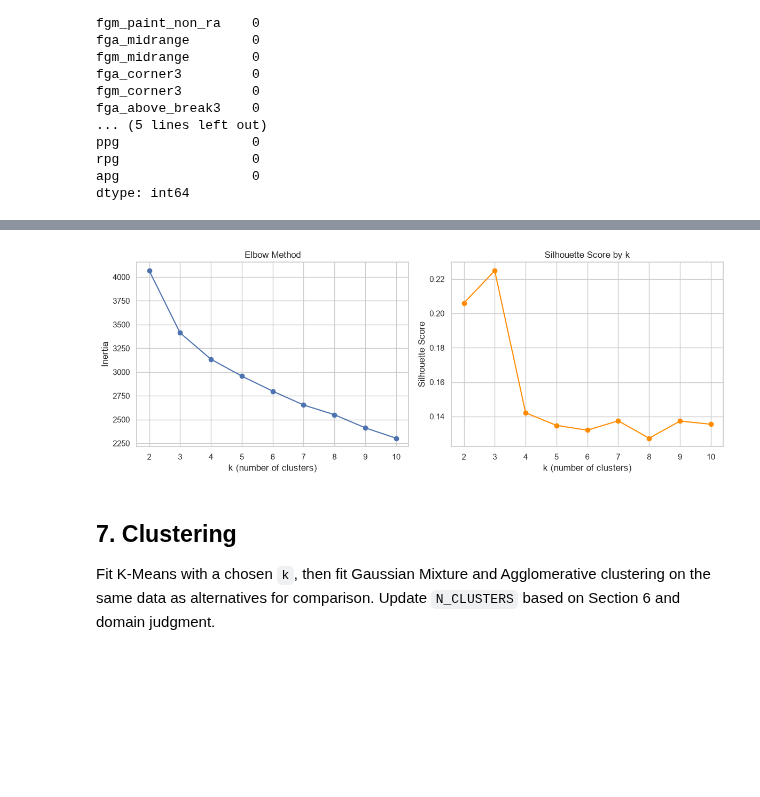
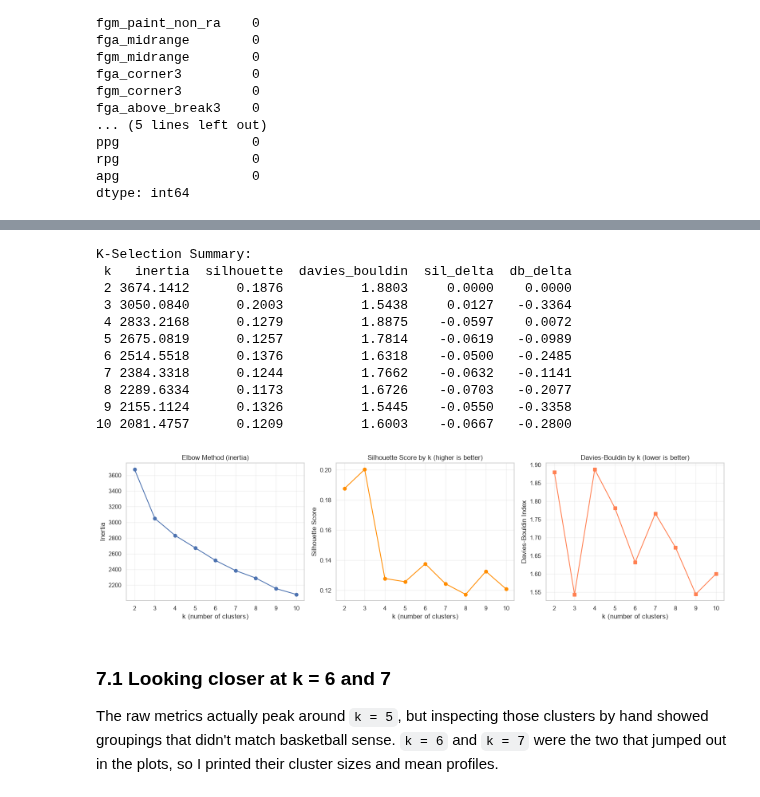
Before and after one commit to dut-inc/project-website, a Jupyter notebook: notebooks/nba_shot_archetype_clustering.ipynb, the cells around one changed output, grey strips where cells are left out. Saved outputs shown, nothing was run; the diff lists cells and outputs as text; code cells hidden in the pictures; blank space fills up the shorter version.

```diff
--- a/notebooks/nba_shot_archetype_clustering.ipynb
+++ b/notebooks/nba_shot_archetype_clustering.ipynb
@@ -444,0 +715,16 @@ ID/name goes out
+# %%
+FEATURE_COLS = [
+    "pct_fga_rim", "pct_fga_paint_non_ra", "pct_fga_midrange", "pct_fga_corner3", "pct_fga_above_break3",
+    "fgpct_rim", "fgpct_paint_non_ra", "fgpct_midrange", "fgpct_corner3", "fgpct_above_break3",
+    "pct_assisted",
+    "shot_diversity", "unassisted_fga_rate"
+]
+
+NEW_FEATURES = ["shot_diversity", "unassisted_fga_rate"]
+
+# Validation Stage 2: Feature validation
+feature_issues = validate_features(features_df, FEATURE_COLS)
+print_validation_report(feature_issues, "Engineered Features")
+
+if feature_issues["errors"]:
+    raise RuntimeError(f"Cannot scale/cluster: {len(feature_issues['errors'])} blocking issues found.")
@@ -482,31 +841,66 @@ The choice of `k` is inherently subjective. The plots inform it but don't settle
 # %%
+# One pass over k for all three metrics — no repeated fits
 k_range = range(2, 11)
-inertias = []
-silhouettes = []
+inertias, silhouettes, davies_bouldins = [], [], []
 
 for k in k_range:
     km = KMeans(n_clusters=k, random_state=RANDOM_STATE, n_init=10)
     labels = km.fit_predict(X_scaled)
     inertias.append(km.inertia_)
     silhouettes.append(silhouette_score(X_scaled, labels))
+    davies_bouldins.append(davies_bouldin_score(X_scaled, labels))
 
-fig, axes = plt.subplots(1, 2, figsize=(12, 4.5))
+k_eval = pd.DataFrame({
+    "k": list(k_range),
+    "inertia": inertias,
+    "silhouette": silhouettes,
+    "davies_bouldin": davies_bouldins,
+})
+
+# Deltas relative to the k=2 baseline
+k_eval["sil_delta"] = k_eval["silhouette"] - k_eval["silhouette"].iloc[0]
+k_eval["db_delta"] = k_eval["davies_bouldin"] - k_eval["davies_bouldin"].iloc[0]
+
+print("K-Selection Summary:")
+print(k_eval.round(4).to_string(index=False))
+
+fig, axes = plt.subplots(1, 3, figsize=(16, 4.5))
 
 axes[0].plot(list(k_range), inertias, marker="o")
 axes[0].set_xlabel("k (number of clusters)")
 axes[0].set_ylabel("Inertia")
-axes[0].set_title("Elbow Method")
+axes[0].set_title("Elbow Method (inertia)")
 
 axes[1].plot(list(k_range), silhouettes, marker="o", color="darkorange")
 axes[1].set_xlabel("k (number of clusters)")
 axes[1].set_ylabel("Silhouette Score")
-axes[1].set_title("Silhouette Score by k")
+axes[1].set_title("Silhouette Score by k (higher is better)")
+
+axes[2].plot(list(k_range), davies_bouldins, marker="s", color="coral")
+axes[2].set_xlabel("k (number of clusters)")
+axes[2].set_ylabel("Davies-Bouldin Index")
+axes[2].set_title("Davies-Bouldin by k (lower is better)")
+
+for ax in axes:
+    ax.grid(True, alpha=0.3)
+    ax.set_xticks(list(k_range))
 
 plt.tight_layout()
 plt.show()
 # %% [output]
+K-Selection Summary:
+ k   inertia  silhouette  davies_bouldin  sil_delta  db_delta
+ 2 3674.1412      0.1876          1.8803     0.0000    0.0000
+ 3 3050.0840      0.2003          1.5438     0.0127   -0.3364
+ 4 2833.2168      0.1279          1.8875    -0.0597    0.0072
+ 5 2675.0819      0.1257          1.7814    -0.0619   -0.0989
+ 6 2514.5518      0.1376          1.6318    -0.0500   -0.2485
+ 7 2384.3318      0.1244          1.7662    -0.0632   -0.1141
+ 8 2289.6334      0.1173          1.6726    -0.0703   -0.2077
+ 9 2155.1124      0.1326          1.5445    -0.0550   -0.3358
+10 2081.4757      0.1209          1.6003    -0.0667   -0.2800
-[figure, old version]
+[figure, new version]
-# %% [markdown]
-## 7. Clustering
-
-Fit K-Means with a chosen `k`, then fit Gaussian Mixture and Agglomerative clustering on the same data as alternatives for comparison. Update `N_CLUSTERS` based on Section 6 and domain judgment.
+# %% [markdown]
+### 7.1 Looking closer at k = 6 and 7
+
+The raw metrics actually peak around `k = 5`, but inspecting those clusters by hand showed groupings that didn't match basketball sense. `k = 6` and `k = 7` were the two that jumped out in the plots, so I printed their cluster sizes and mean profiles.
```
Also changed, not shown: parts of 55 cells of this notebook, 2 other files.
